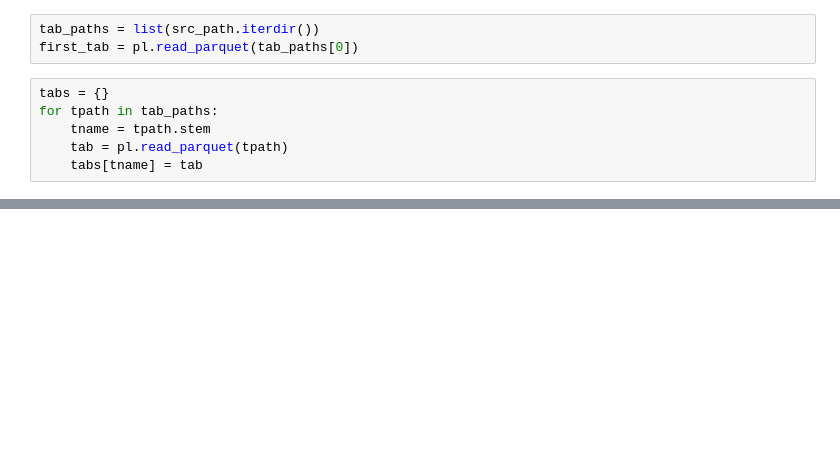
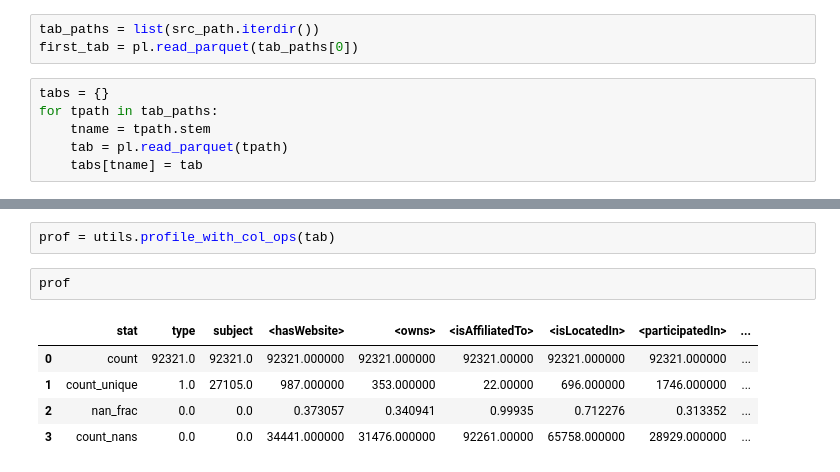
Before and after one commit to rcap107/study-data-lakes, a Jupyter notebook: notebooks/yago/Evaluate smaller tables.ipynb, the cells around one changed output, grey strips where cells are left out. Cells and saved outputs as stored; diff of their text form; blank space fills up the shorter version.

```diff
--- a/notebooks/yago/Evaluate smaller tables.ipynb
+++ b/notebooks/yago/Evaluate smaller tables.ipynb
@@ -61,0 +85,10 @@ utils.profile_dataframe(first_tab)
+# %%
+prof = utils.profile_with_col_ops(tab)
+# %%
+prof
+# %% [output]
+|  | stat | type | subject | <hasWebsite> | <owns> | <isAffiliatedTo> | <isLocatedIn> | <participatedIn> | ... |
+| 0 | count | 92321.0 | 92321.0 | 92321.000000 | 92321.000000 | 92321.00000 | 92321.000000 | 92321.000000 | ... |
+| 1 | count_unique | 1.0 | 27105.0 | 987.000000 | 353.000000 | 22.00000 | 696.000000 | 1746.000000 | ... |
+| 2 | nan_frac | 0.0 | 0.0 | 0.373057 | 0.340941 | 0.99935 | 0.712276 | 0.313352 | ... |
+| 3 | count_nans | 0.0 | 0.0 | 34441.000000 | 31476.000000 | 92261.00000 | 65758.000000 | 28929.000000 | ... |
```
Also changed, not shown: parts of 33 cells of this notebook, 1 other file.
